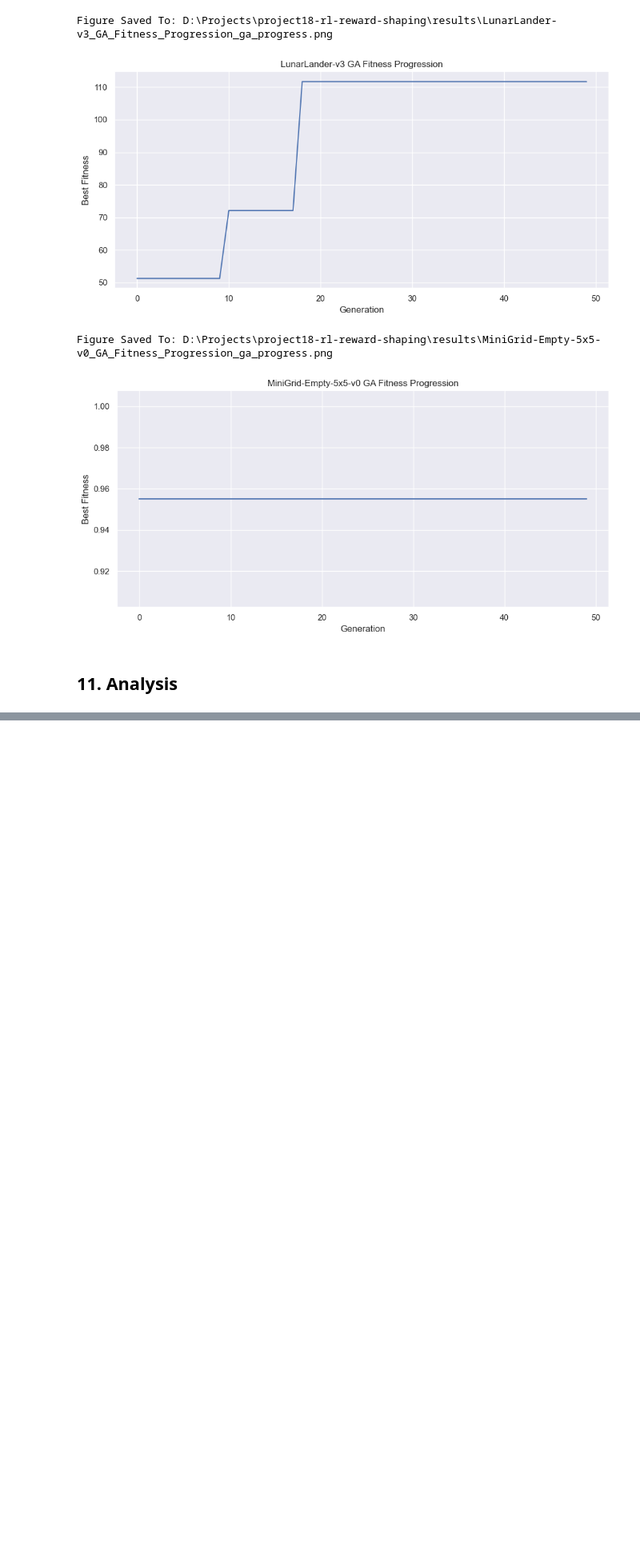
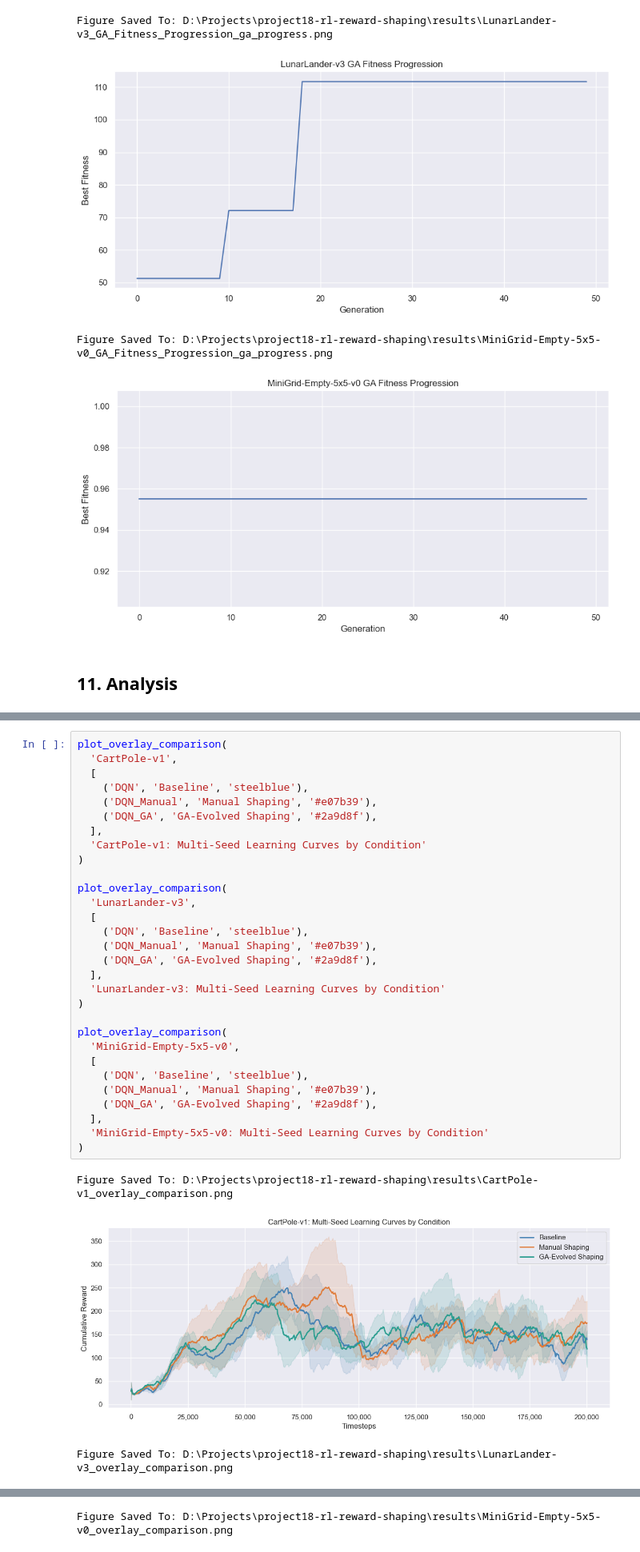
Before and after one commit to toms55/RL-gaming, a Jupyter notebook: notebooks/baseline_rl.ipynb, the cells around one changed output, grey strips where cells are left out. Shown at 80% size. Saved outputs shown, nothing was run; the diff lists cells and outputs as text; blank space fills up the shorter version.

```diff
--- a/notebooks/baseline_rl.ipynb
+++ b/notebooks/baseline_rl.ipynb
@@ -3527,0 +3580,34 @@ Figure Saved To: C:\Users\shif\Uni_Workspace\AI_capstone\Project_18\RL-gaming\re
+# %%
+plot_overlay_comparison(
+  'CartPole-v1',
+  [
+    ('DQN', 'Baseline', 'steelblue'),
+    ('DQN_Manual', 'Manual Shaping', '#e07b39'),
+    ('DQN_GA', 'GA-Evolved Shaping', '#2a9d8f'),
+  ],
+  'CartPole-v1: Multi-Seed Learning Curves by Condition'
+)
+
+plot_overlay_comparison(
+  'LunarLander-v3',
+  [
+    ('DQN', 'Baseline', 'steelblue'),
+    ('DQN_Manual', 'Manual Shaping', '#e07b39'),
+    ('DQN_GA', 'GA-Evolved Shaping', '#2a9d8f'),
+  ],
+  'LunarLander-v3: Multi-Seed Learning Curves by Condition'
+)
+
+plot_overlay_comparison(
+  'MiniGrid-Empty-5x5-v0',
+  [
+    ('DQN', 'Baseline', 'steelblue'),
+    ('DQN_Manual', 'Manual Shaping', '#e07b39'),
+    ('DQN_GA', 'GA-Evolved Shaping', '#2a9d8f'),
+  ],
+  'MiniGrid-Empty-5x5-v0: Multi-Seed Learning Curves by Condition'
+)
+# %% [output]
+Figure Saved To: D:\Projects\project18-rl-reward-shaping\results\CartPole-v1_overlay_comparison.png
+[figure, added]
+Figure Saved To: D:\Projects\project18-rl-reward-shaping\results\LunarLander-v3_overlay_comparison.png
@@ -3527,0 +3615 @@ Figure Saved To: C:\Users\shif\Uni_Workspace\AI_capstone\Project_18\RL-gaming\re
+Figure Saved To: D:\Projects\project18-rl-reward-shaping\results\MiniGrid-Empty-5x5-v0_overlay_comparison.png
```
Also changed, not shown: parts of 40 cells of this notebook, 33 other files.
